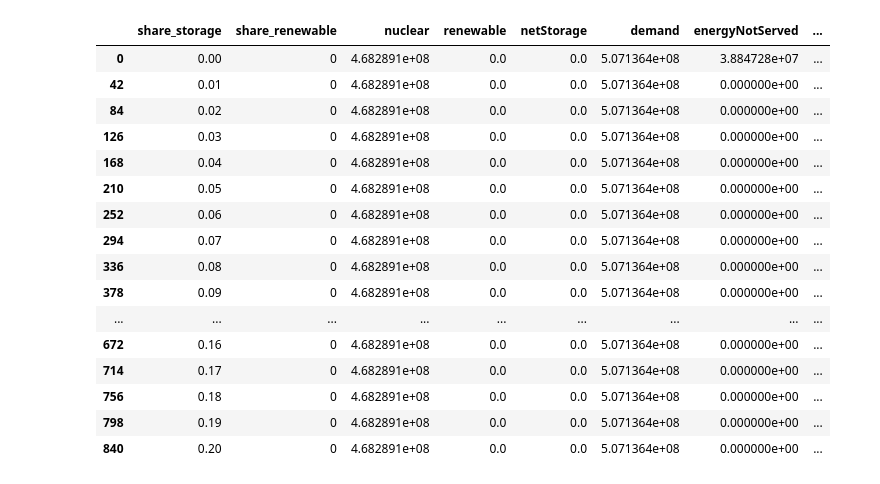
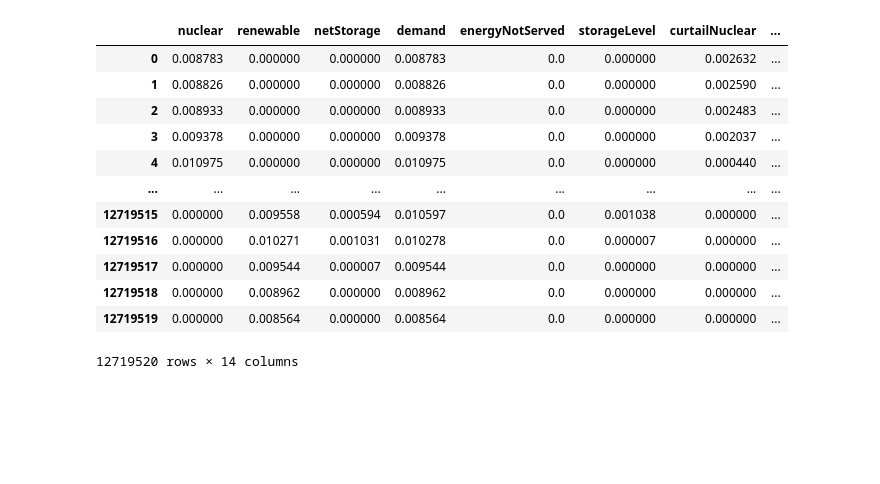
Before and after one commit to jabrell/baseload, a Jupyter notebook: dev.ipynb, the cells around one changed output. Drawn from its saved outputs; the diff is of its cells as text; code cells hidden in the pictures; blank space fills up the shorter version.

```diff
--- a/dev.ipynb
+++ b/dev.ipynb
@@ -38,33 +39,23 @@ def get_total_results(fn_results: str) -> pd.DataFrame:
     )
     return df_annual
 df_annual = get_total_results(fn_results)
-# %%
-share_generation = 1
-curtailResFirst = False
-df = (
-    df_annual.query(f"share_generation == {share_generation}")
-    .query(f"curtailRenewableFirst	 == {curtailResFirst}")
-    .drop(["share_generation", "curtailRenewableFirst"], axis=1)
-)
-df
-# %% [output]
-|  | share_storage | share_renewable | nuclear | renewable | netStorage | demand | energyNotServed | ... |
-| 0 | 0.00 | 0 | 4.682891e+08 | 0.0 | 0.0 | 5.071364e+08 | 3.884728e+07 | ... |
-| 42 | 0.01 | 0 | 4.682891e+08 | 0.0 | 0.0 | 5.071364e+08 | 0.000000e+00 | ... |
-| 84 | 0.02 | 0 | 4.682891e+08 | 0.0 | 0.0 | 5.071364e+08 | 0.000000e+00 | ... |
-| 126 | 0.03 | 0 | 4.682891e+08 | 0.0 | 0.0 | 5.071364e+08 | 0.000000e+00 | ... |
-| 168 | 0.04 | 0 | 4.682891e+08 | 0.0 | 0.0 | 5.071364e+08 | 0.000000e+00 | ... |
-| 210 | 0.05 | 0 | 4.682891e+08 | 0.0 | 0.0 | 5.071364e+08 | 0.000000e+00 | ... |
-| 252 | 0.06 | 0 | 4.682891e+08 | 0.0 | 0.0 | 5.071364e+08 | 0.000000e+00 | ... |
-| 294 | 0.07 | 0 | 4.682891e+08 | 0.0 | 0.0 | 5.071364e+08 | 0.000000e+00 | ... |
-| 336 | 0.08 | 0 | 4.682891e+08 | 0.0 | 0.0 | 5.071364e+08 | 0.000000e+00 | ... |
-| 378 | 0.09 | 0 | 4.682891e+08 | 0.0 | 0.0 | 5.071364e+08 | 0.000000e+00 | ... |
-| ... | ... | ... | ... | ... | ... | ... | ... | ... |
-| 672 | 0.16 | 0 | 4.682891e+08 | 0.0 | 0.0 | 5.071364e+08 | 0.000000e+00 | ... |
-| 714 | 0.17 | 0 | 4.682891e+08 | 0.0 | 0.0 | 5.071364e+08 | 0.000000e+00 | ... |
-| 756 | 0.18 | 0 | 4.682891e+08 | 0.0 | 0.0 | 5.071364e+08 | 0.000000e+00 | ... |
-| 798 | 0.19 | 0 | 4.682891e+08 | 0.0 | 0.0 | 5.071364e+08 | 0.000000e+00 | ... |
-| 840 | 0.20 | 0 | 4.682891e+08 | 0.0 | 0.0 | 5.071364e+08 | 0.000000e+00 | ... |
+# %%
+df = pd.read_parquet(fn_results)
+df
+# %% [output]
+|  | nuclear | renewable | netStorage | demand | energyNotServed | storageLevel | curtailNuclear | ... |
+| 0 | 0.008783 | 0.000000 | 0.000000 | 0.008783 | 0.0 | 0.000000 | 0.002632 | ... |
+| 1 | 0.008826 | 0.000000 | 0.000000 | 0.008826 | 0.0 | 0.000000 | 0.002590 | ... |
+| 2 | 0.008933 | 0.000000 | 0.000000 | 0.008933 | 0.0 | 0.000000 | 0.002483 | ... |
+| 3 | 0.009378 | 0.000000 | 0.000000 | 0.009378 | 0.0 | 0.000000 | 0.002037 | ... |
+| 4 | 0.010975 | 0.000000 | 0.000000 | 0.010975 | 0.0 | 0.000000 | 0.000440 | ... |
+| ... | ... | ... | ... | ... | ... | ... | ... | ... |
+| 12719515 | 0.000000 | 0.009558 | 0.000594 | 0.010597 | 0.0 | 0.001038 | 0.000000 | ... |
+| 12719516 | 0.000000 | 0.010271 | 0.001031 | 0.010278 | 0.0 | 0.000007 | 0.000000 | ... |
+| 12719517 | 0.000000 | 0.009544 | 0.000007 | 0.009544 | 0.0 | 0.000000 | 0.000000 | ... |
+| 12719518 | 0.000000 | 0.008962 | 0.000000 | 0.008962 | 0.0 | 0.000000 | 0.000000 | ... |
+| 12719519 | 0.000000 | 0.008564 | 0.000000 | 0.008564 | 0.0 | 0.000000 | 0.000000 | ... |
+12719520 rows × 14 columns
 # %%
 df_annual.share_renewable.unique()
 # %% [output]
```
Also changed, not shown: parts of 10 cells of this notebook, 7 other files.
